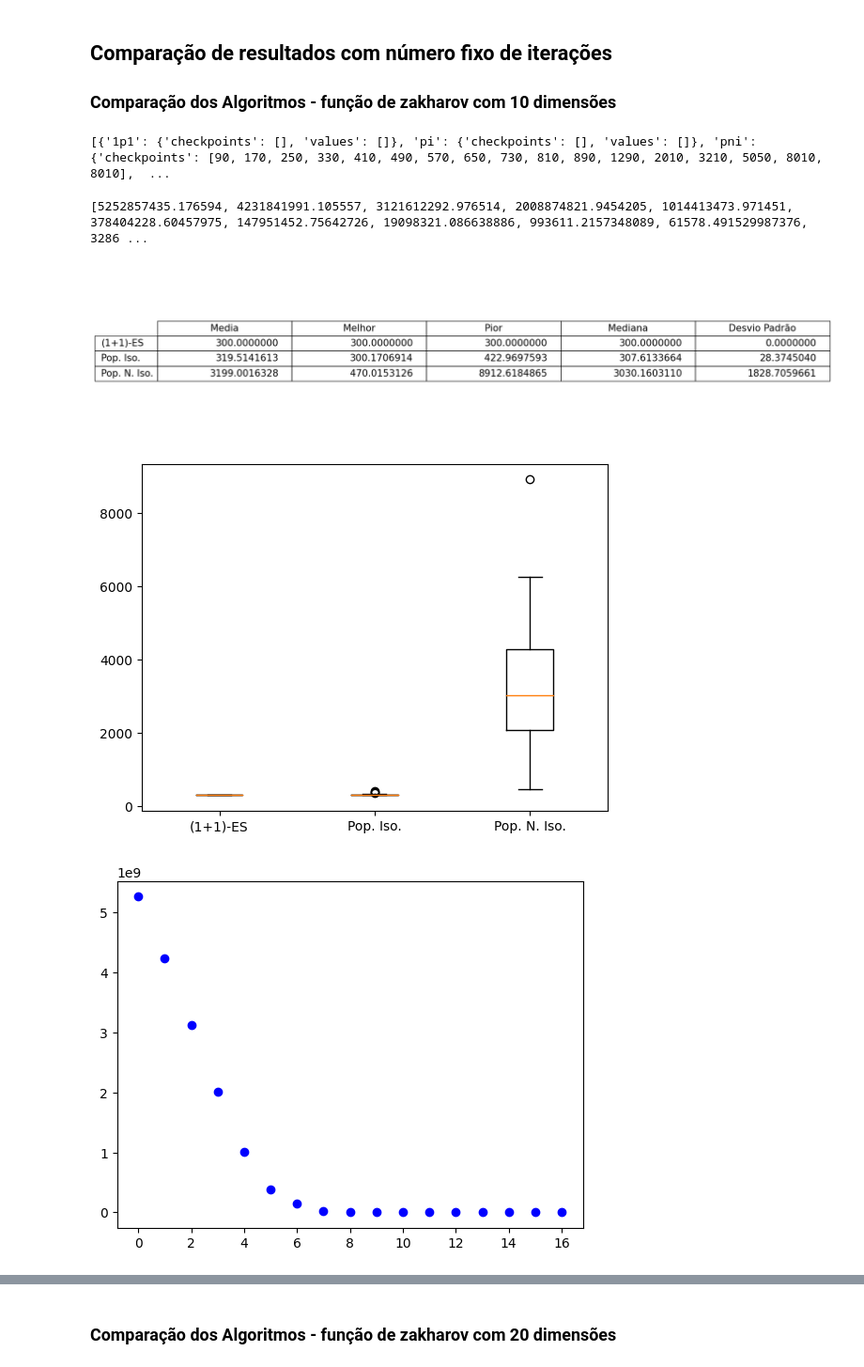
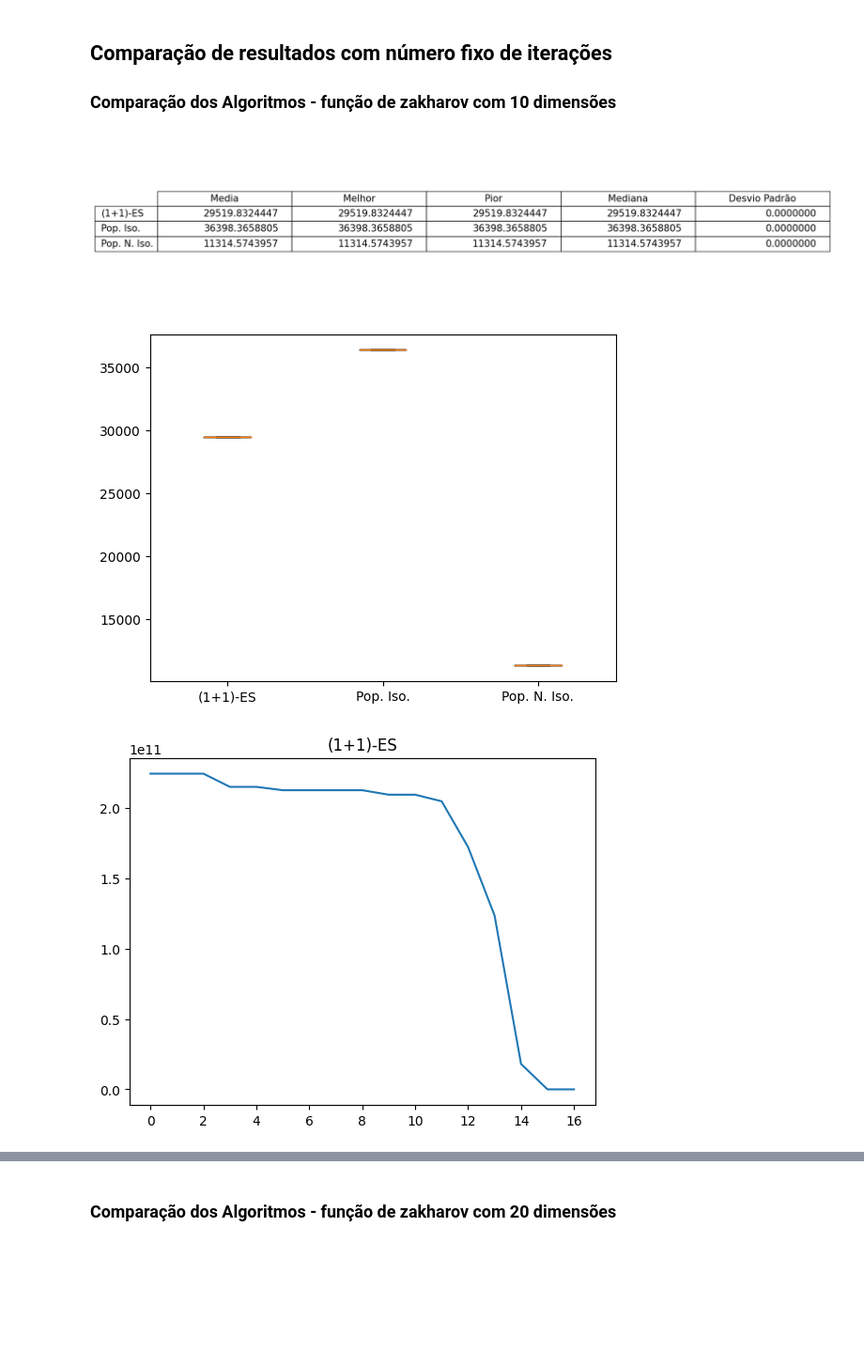
Before and after one commit to Patrick448/estudos-iniciacao-cientifica, a Jupyter notebook: comparacao_zakharov.ipynb, the cells around one changed output, grey strips where cells are left out. Shown at 94% size. Saved outputs shown, nothing was run; the diff lists cells and outputs as text; code cells hidden in the pictures; blank space fills up the shorter version.

```diff
--- a/comparacao_zakharov.ipynb
+++ b/comparacao_zakharov.ipynb
@@ -24,11 +24,11 @@ def f1(seed=0):
     alg.set_global_variable_bounds(100, True, -100, True)
     alg.set_known_minimum(300)
 
-    res_1 = alg.one_plus_one_ES_test(sigma=0.5, c=0.817, n=10, iter=8000, seed=seed)
+    res_1 = alg.one_plus_one_ES_test(sigma=0.5, c=0.817, n=10, iter=100, seed=seed)
     error_history['1p1'] = alg.get_execution_history()
-    res_2 = alg.populational_isotropic_ES_test(sigma_var=0.5, dimension_gen_interval=(-10, 10), iter=100, seed=seed, num_parents=10, num_offspring=80)
+    res_2 = alg.populational_isotropic_ES_test(sigma_var=0.5, dimension_gen_interval=(-10, 10), iter=10, seed=seed, num_parents=10, num_offspring=80)
     error_history['pi'] = alg.get_execution_history()
-    res_3 = alg.populational_non_isotropic_ES_test(sigma_var=0.5, dimension_gen_interval=(-10, 10), iter=100, seed=seed, num_parents=10, num_offspring=80)
+    res_3 = alg.populational_non_isotropic_ES_test(sigma_var=0.5, dimension_gen_interval=(-10, 10), iter=100, seed=seed, num_parents=10, num_offspring=20)
     error_history['pni'] = alg.get_execution_history()
 
     experiment['1p1'] =  res_1[-2:-1][0]['eval']
@@ -44,22 +44,26 @@ for i in range(num_exp):
     experiment, error_history = f1(i)
     experiments.append(experiment)
     error_histories.append(error_history)
+    print(f"Experimento n. {i}")
 
-print(error_histories)
+#print(error_histories)
-# %% [output]
-[{'1p1': {'checkpoints': [], 'values': []}, 'pi': {'checkpoints': [], 'values': []}, 'pni': {'checkpoints': [90, 170, 250, 330, 410, 490, 570, 650, 730, 810, 890, 1290, 2010, 3210, 5050, 8010, 8010],  ...
 # %%
+es1p1_errors = [0]*len(error_histories[0]['1p1']['values'])
+pi_errors = [0]*len(error_histories[0]['pi']['values'])
 pni_errors = [0]*len(error_histories[0]['pni']['values'])
 for e in error_histories:
     for i, val in enumerate(e['pni']['values']):
         pni_errors[i] += val/num_exp
-
-print(pni_errors)
+    for i, val in enumerate(e['pi']['values']):
+        pi_errors[i] += val/num_exp
+    for i, val in enumerate(e['1p1']['values']):
+        es1p1_errors[i] += val/num_exp
 
 plot_1(experiments)
-plot_2(pni_errors)
+plot_2(es1p1_errors, "(1+1)-ES")
+plot_2(pi_errors, "Populacional Isotrópico")
+plot_2(pni_errors, "Populacional Não Isotrópico")
 # %% [output]
-[5252857435.176594, 4231841991.105557, 3121612292.976514, 2008874821.9454205, 1014413473.971451, 378404228.60457975, 147951452.75642726, 19098321.086638886, 993611.2157348089, 61578.491529987376, 3286 ...
-[figure, old version]
+[figure, new version]
-[figure, old version]
+[figure, new version]
-[figure, old version]
+[figure, new version]
```
Also changed, not shown: parts of 1 cell of this notebook, 2 other files.
